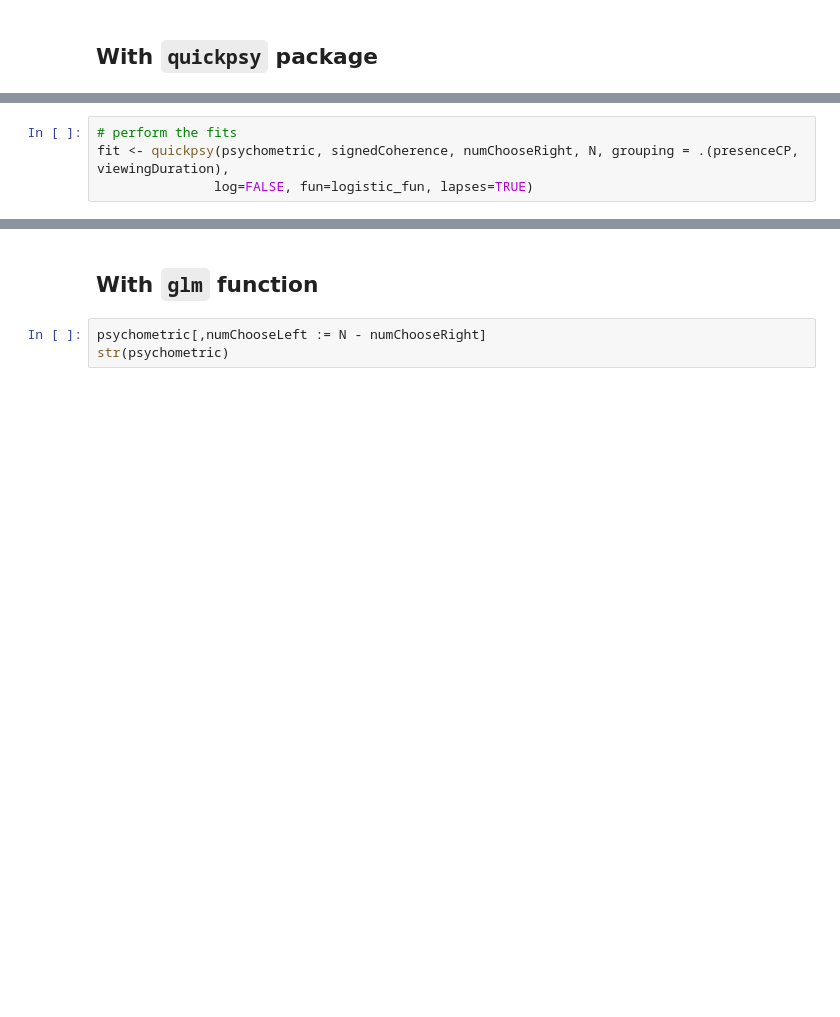
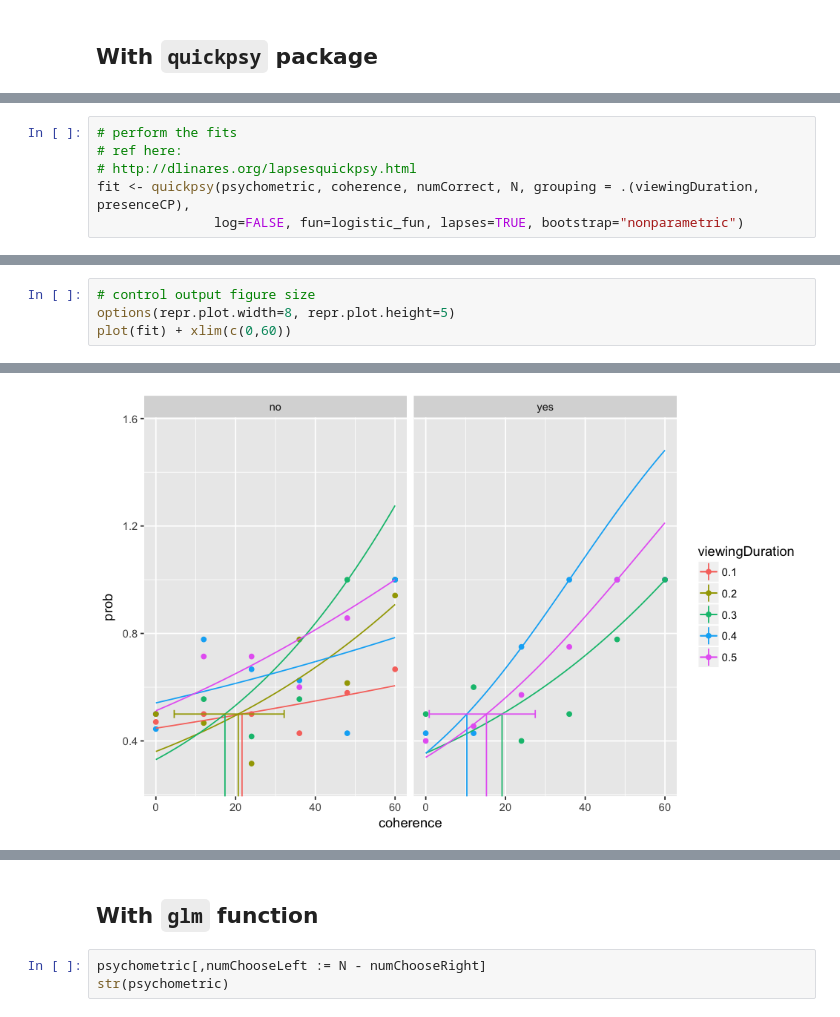
Before and after one commit to TheGoldLab/Analysis_SingleCP_DotsReversal, a Jupyter notebook: Jupyter/Pilot11/psychophysics.ipynb, the cells around one changed output, grey strips where cells are left out. Cells and saved outputs as stored; diff of their text form; blank space fills up the shorter version.

```diff
--- a/Jupyter/Pilot11/psychophysics.ipynb
+++ b/Jupyter/Pilot11/psychophysics.ipynb
@@ -69,6 +101,8 @@ unique(psychometric$signedCoherence)
 # %%
 # perform the fits
-fit <- quickpsy(psychometric, signedCoherence, numChooseRight, N, grouping = .(presenceCP, viewingDuration),
-               log=FALSE, fun=logistic_fun, lapses=TRUE)
+# ref here:
+# http://dlinares.org/lapsesquickpsy.html
+fit <- quickpsy(psychometric, coherence, numCorrect, N, grouping = .(viewingDuration, presenceCP),
+               log=FALSE, fun=logistic_fun, lapses=TRUE, bootstrap="nonparametric")
 # %%
 str(fit)
@@ -74,0 +127,5 @@ str(fit)
+# %%
+# control output figure size
+options(repr.plot.width=8, repr.plot.height=5)
+plot(fit) + xlim(c(0,60))
+# %% [output]
@@ -74,0 +135 @@ str(fit)
+[figure, added]
```
Also changed, not shown: parts of 16 cells of this notebook.
